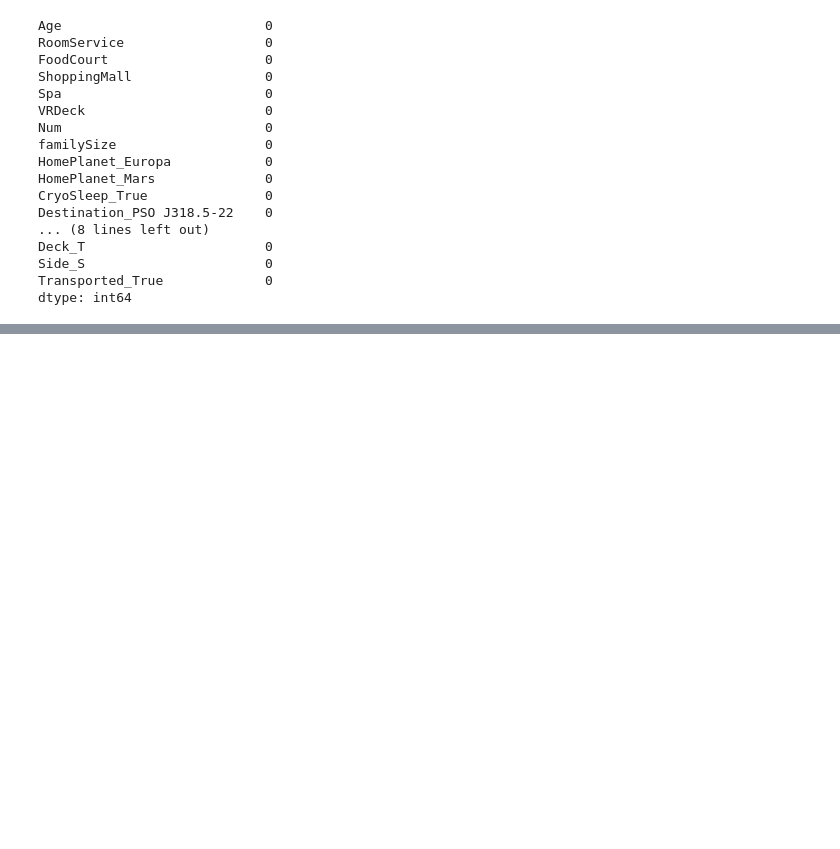
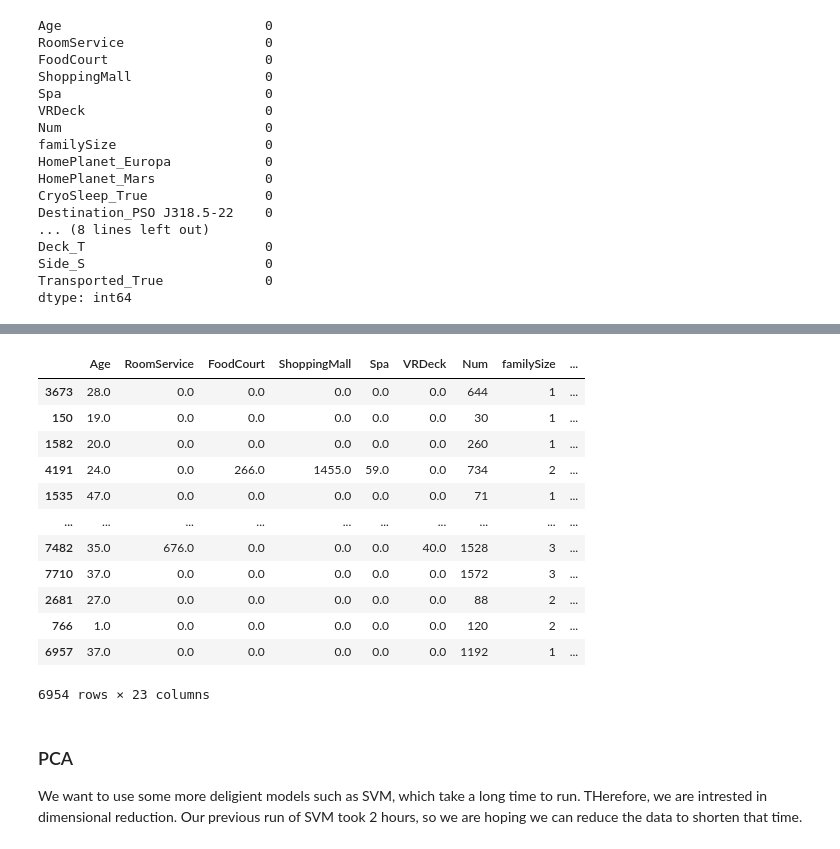
Before and after one commit to Fulin-ZHANG/Python_Group_Project, a Jupyter notebook: spaceship-titanic/Spaceship_Titanic_Passenger_classification.ipynb, the cells around one changed output, grey strips where cells are left out. Saved outputs shown, nothing was run; the diff lists cells and outputs as text; code cells hidden in the pictures; blank space fills up the shorter version.

```diff
--- a/spaceship-titanic/Spaceship_Titanic_Passenger_classification.ipynb
+++ b/spaceship-titanic/Spaceship_Titanic_Passenger_classification.ipynb
@@ -872,3 +896,23 @@ plt.show()
 
 best_kernel = n_kernel[np.argmax(test_scores)]
 print(f"Best kernel: {best_kernel}")
+# %%
+X_train
+# %% [output]
+|  | Age | RoomService | FoodCourt | ShoppingMall | Spa | VRDeck | Num | familySize | ... |
+| 3673 | 28.0 | 0.0 | 0.0 | 0.0 | 0.0 | 0.0 | 644 | 1 | ... |
+| 150 | 19.0 | 0.0 | 0.0 | 0.0 | 0.0 | 0.0 | 30 | 1 | ... |
+| 1582 | 20.0 | 0.0 | 0.0 | 0.0 | 0.0 | 0.0 | 260 | 1 | ... |
+| 4191 | 24.0 | 0.0 | 266.0 | 1455.0 | 59.0 | 0.0 | 734 | 2 | ... |
+| 1535 | 47.0 | 0.0 | 0.0 | 0.0 | 0.0 | 0.0 | 71 | 1 | ... |
+| ... | ... | ... | ... | ... | ... | ... | ... | ... | ... |
+| 7482 | 35.0 | 676.0 | 0.0 | 0.0 | 0.0 | 40.0 | 1528 | 3 | ... |
+| 7710 | 37.0 | 0.0 | 0.0 | 0.0 | 0.0 | 0.0 | 1572 | 3 | ... |
+| 2681 | 27.0 | 0.0 | 0.0 | 0.0 | 0.0 | 0.0 | 88 | 2 | ... |
+| 766 | 1.0 | 0.0 | 0.0 | 0.0 | 0.0 | 0.0 | 120 | 2 | ... |
+| 6957 | 37.0 | 0.0 | 0.0 | 0.0 | 0.0 | 0.0 | 1192 | 1 | ... |
+6954 rows × 23 columns
+# %% [markdown]
+### PCA
+
+We want to use some more deligient models such as SVM, which take a long time to run. THerefore, we are intrested in dimensional reduction. Our previous run of SVM took 2 hours, so we are hoping we can reduce the data to shorten that time.
```
Also changed, not shown: parts of 19 cells of this notebook.
